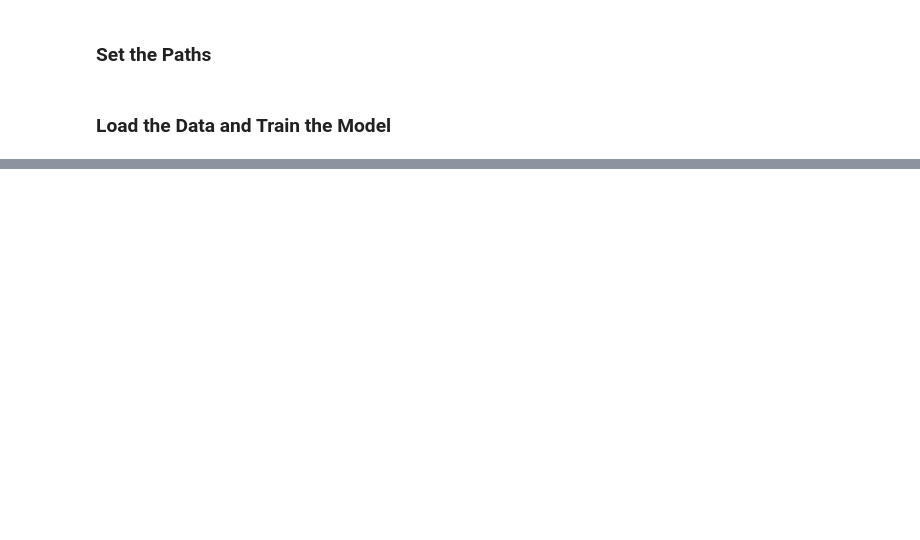
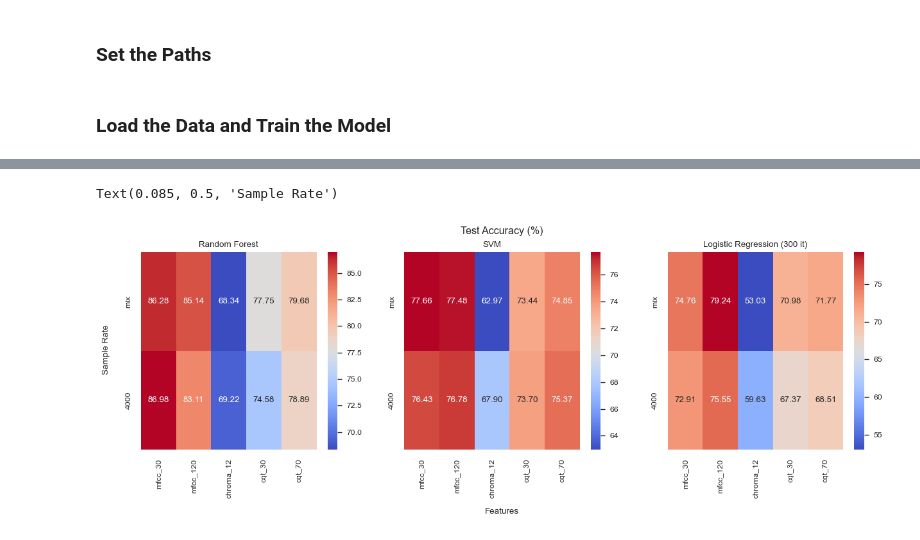
Before and after one commit to DavideLigari01/advanced-biomedical-project, a Jupyter notebook: notebooks/sample_rate_impact.ipynb, the cells around one changed output, grey strips where cells are left out. Drawn from its saved outputs; the diff is of its cells as text; code cells hidden in the pictures; blank space fills up the shorter version.

Commit message:
sample_rate_impact

```diff
--- a/notebooks/sample_rate_impact.ipynb
+++ b/notebooks/sample_rate_impact.ipynb
@@ -15,11 +15,14 @@
 # %%
 from sklearn.model_selection import train_test_split
 from sklearn.ensemble import RandomForestClassifier
-
+from sklearn.linear_model import LogisticRegression
+from sklearn.svm import SVC
+import tqdm.notebook as tqdm
 
 import pandas as pd
 import numpy as np
 import matplotlib.pyplot as plt
+plt.style.use('seaborn-v0_8-paper')
 import seaborn as sns
 sns.set_theme(context="paper", font_scale=1)
 # %% [markdown]
@@ -82,0 +176,19 @@ dict_keys(['artifacts', 'extrahls', 'murmurs', 'normals', 'extrastoles'])
+# %%
+fig, axs = plt.subplots(1, 3, figsize=(15, 4))
+
+sns.heatmap(results_rf.astype(float)*100, annot=True, cmap='coolwarm', fmt=".2f", ax=axs[0])
+axs[0].set_title('Random Forest')
+
+sns.heatmap(results_svm.astype(float)*100, annot=True, cmap='coolwarm', fmt=".2f", ax=axs[1])
+axs[1].set_title('SVM')
+
+sns.heatmap(results_lr.astype(float)*100, annot=True, cmap='coolwarm', fmt=".2f", ax=axs[2])
+axs[2].set_title('Logistic Regression (300 it)')
+
+fig.suptitle('Test Accuracy (%)')
+# xlabel and ylabel for entire fig
+fig.text(0.5, -0.14, 'Features', ha='center')
+fig.text(0.085, 0.5, 'Sample Rate', va='center', rotation='vertical')
+# %% [output]
+Text(0.085, 0.5, 'Sample Rate')
+[figure, added]
```
Also changed, not shown: parts of 3 cells of this notebook, 14 other files.
